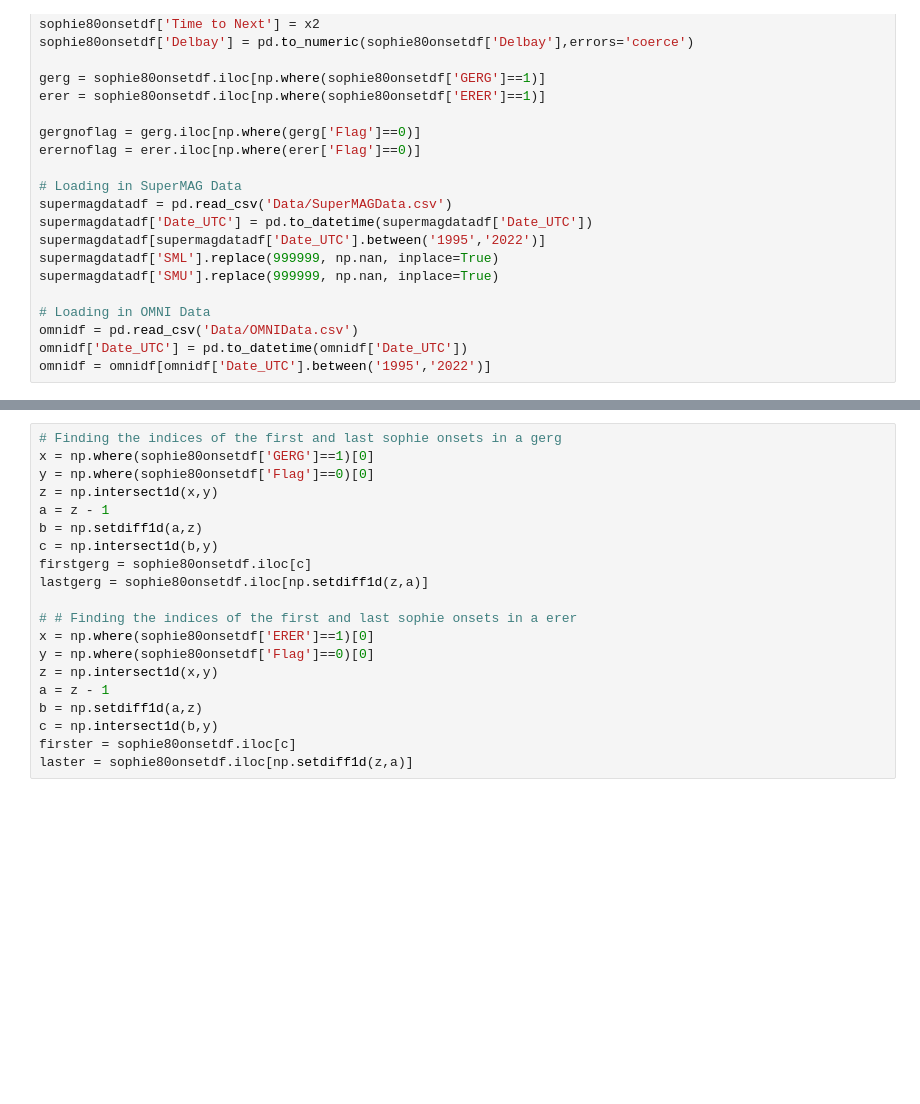
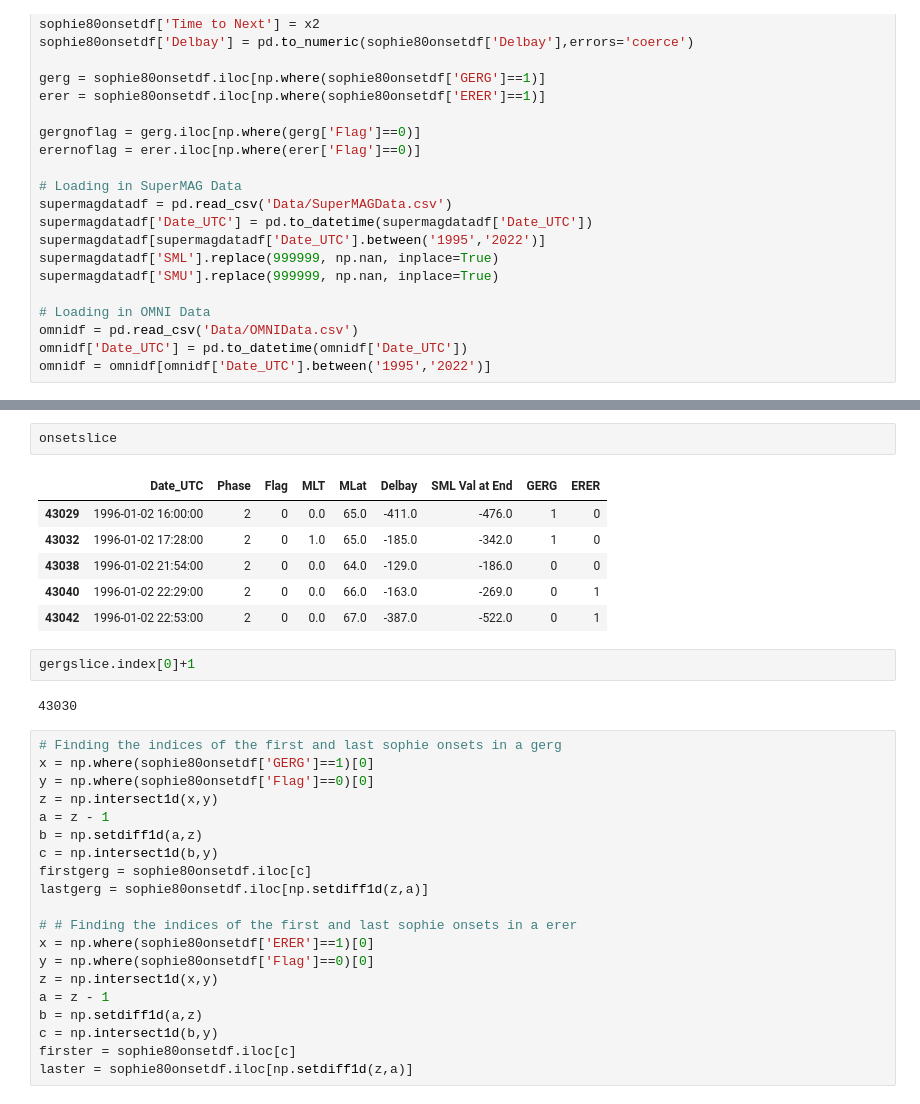
Before and after one commit to christianlao12/DP1_DP2_Project, a Jupyter notebook: substorm_type_statistics.ipynb, the cells around one changed output, grey strips where cells are left out. Saved outputs shown, nothing was run; the diff lists cells and outputs as text; blank space fills up the shorter version.

```diff
--- a/substorm_type_statistics.ipynb
+++ b/substorm_type_statistics.ipynb
@@ -71,3 +163,16 @@ omnidf = omnidf[omnidf['Date_UTC'].between('1995','2022')]
+# %%
+onsetslice
+# %% [output]
+|  | Date_UTC | Phase | Flag | MLT | MLat | Delbay | SML Val at End | GERG | ERER |
+| 43029 | 1996-01-02 16:00:00 | 2 | 0 | 0.0 | 65.0 | -411.0 | -476.0 | 1 | 0 |
+| 43032 | 1996-01-02 17:28:00 | 2 | 0 | 1.0 | 65.0 | -185.0 | -342.0 | 1 | 0 |
+| 43038 | 1996-01-02 21:54:00 | 2 | 0 | 0.0 | 64.0 | -129.0 | -186.0 | 0 | 0 |
+| 43040 | 1996-01-02 22:29:00 | 2 | 0 | 0.0 | 66.0 | -163.0 | -269.0 | 0 | 1 |
+| 43042 | 1996-01-02 22:53:00 | 2 | 0 | 0.0 | 67.0 | -387.0 | -522.0 | 0 | 1 |
+# %%
+gergslice.index[0]+1
+# %% [output]
+43030
 # %%
 # Finding the indices of the first and last sophie onsets in a gerg
 x = np.where(sophie80onsetdf['GERG']==1)[0]
```
Also changed, not shown: parts of 3 cells of this notebook.
